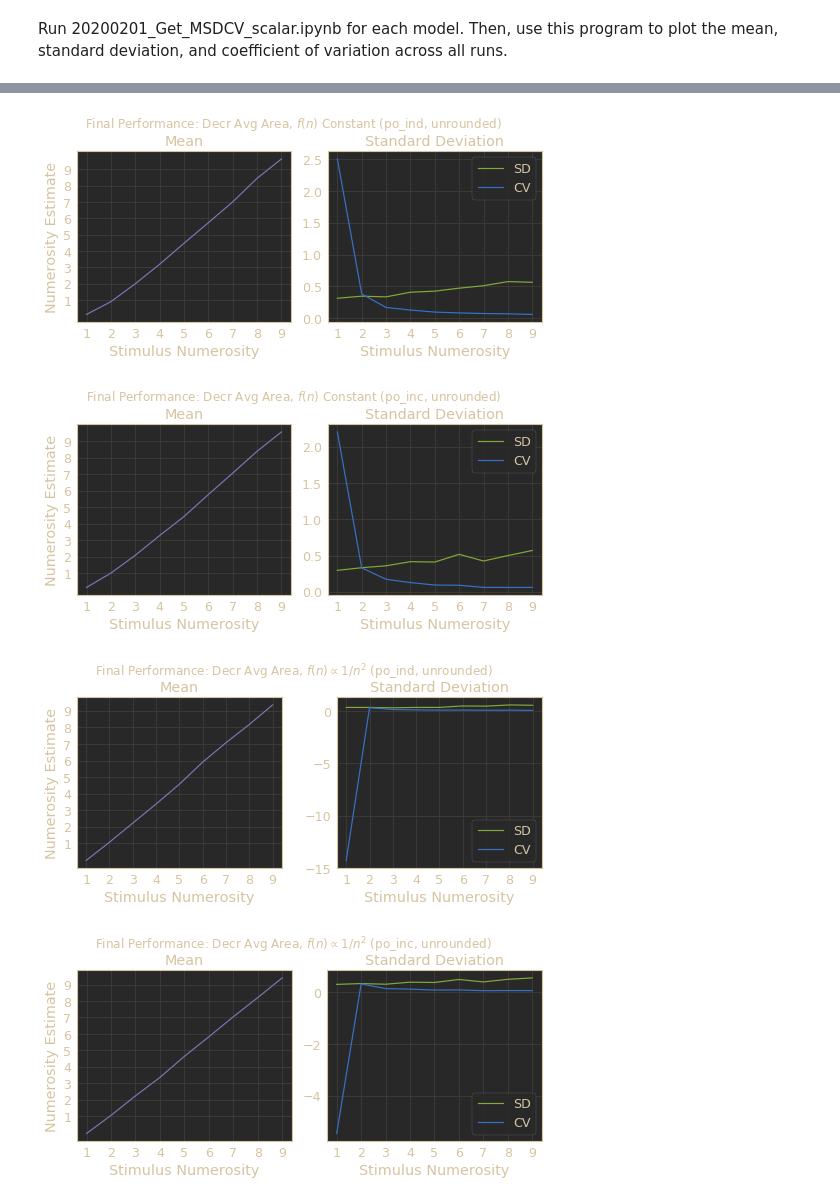
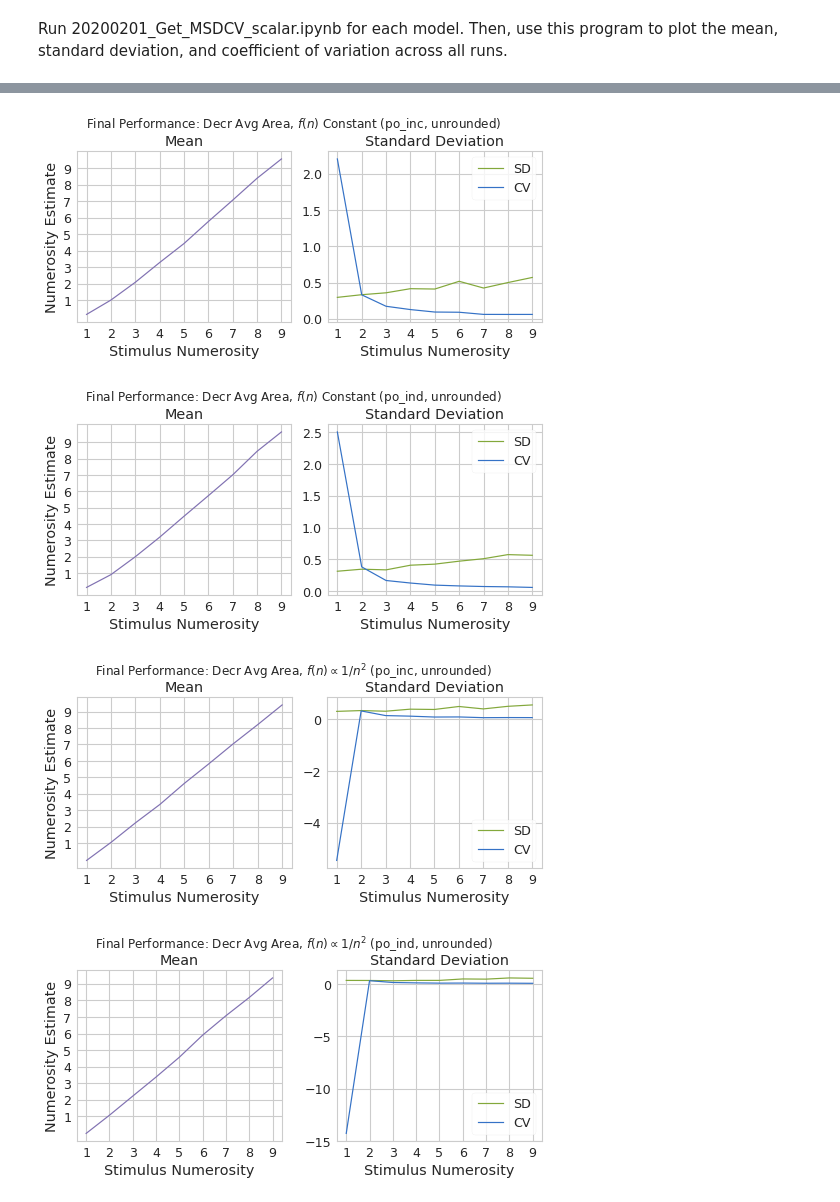
Before and after one commit to numberlearning/DRAM, a Jupyter notebook: 20200202_Plot_MSDCV.ipynb, the cells around one changed output, grey strips where cells are left out. Saved outputs shown, nothing was run; the diff lists cells and outputs as text; code cells hidden in the pictures.

Commit message:
save white bg version of plots

```diff
--- a/20200202_Plot_MSDCV.ipynb
+++ b/20200202_Plot_MSDCV.ipynb
@@ -64,7 +64,7 @@ models = [("New_CAA_const_fN_scalar", "Const Avg Area, $f(n)$ Constant"),
           ("New_CAA_decrs_fN_scalar", "Const Avg Area, $f(n) \propto 1/n^2$"),
           ("New_DAA_const_fN_scalar", "Decr Avg Area, $f(n)$ Constant"),
           ("New_DAA_decrs_fN_scalar", "Decr Avg Area, $f(n) \propto 1/n^2$")]
-test_conditions = ["po_ind", "po_inc"]
+test_conditions = ["po_inc", "po_ind"]
 
 for model in models:
     model_name, model_figure_title = model
@@ -87,7 +87,7 @@ for model in models:
-[figure, old version]
+[figure, new version]
-[figure, old version]
+[figure, new version]
-[figure, old version]
+[figure, new version]
-[figure, old version]
+[figure, new version]
 # %%
 models = [("New_CAA_const_fN", "Const Avg Area, $f(n)$ Constant"),
           ("New_CAA_decrs_fN", "Const Avg Area, $f(n) \propto 1/n^2$"),
```
Also changed, not shown: parts of 3 cells of this notebook, 24 other files.
